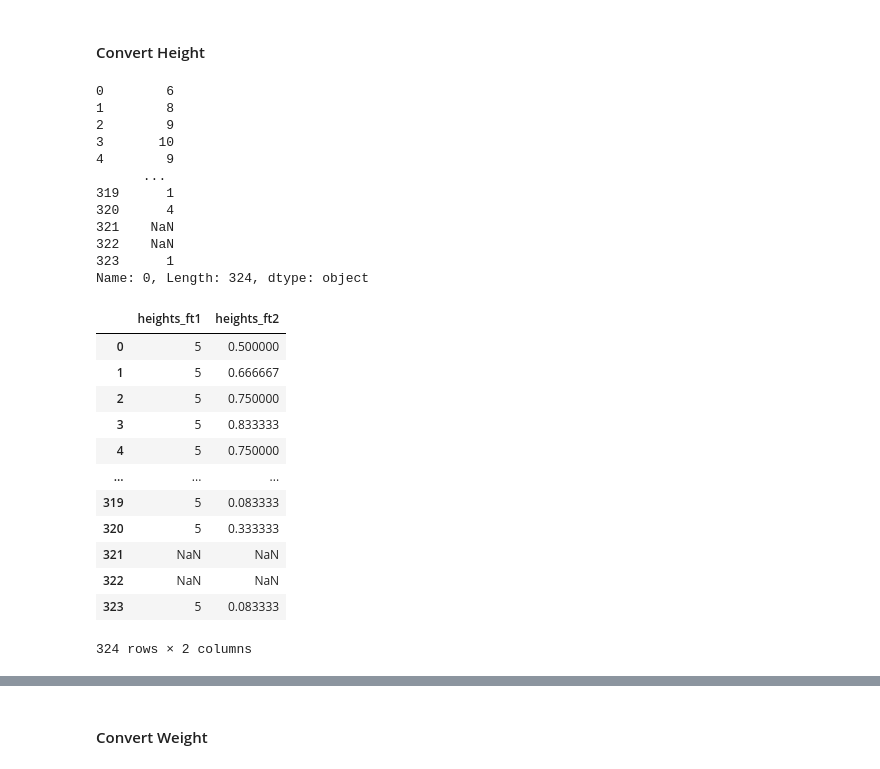
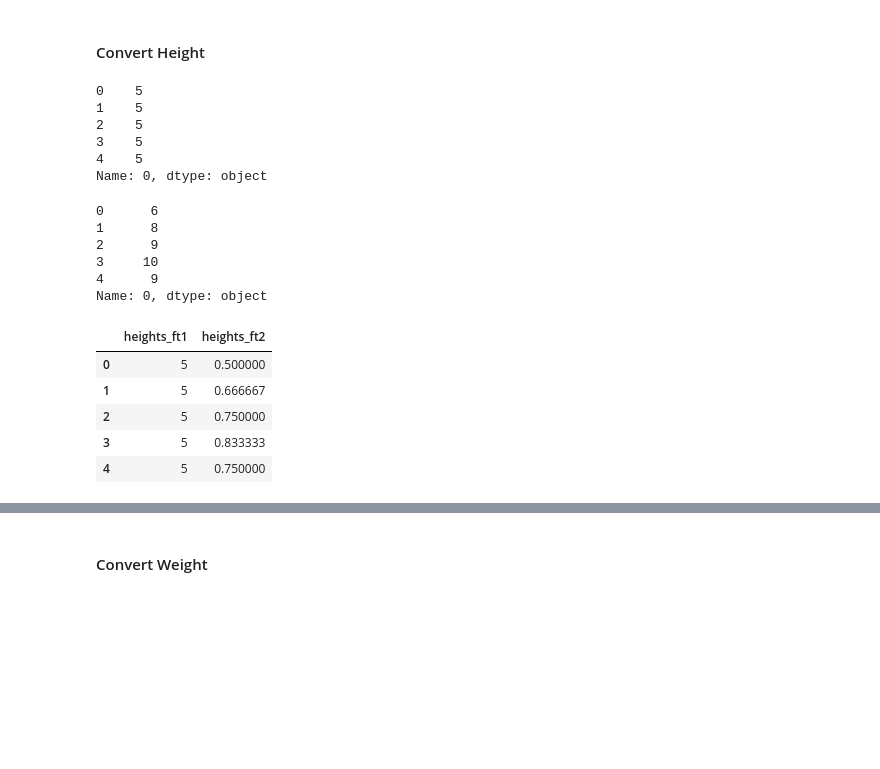
Before and after one commit to cwolf1424/Project_3, a Jupyter notebook: 1-data_cleaning/cleaning.ipynb, the cells around one changed output, grey strips where cells are left out. Saved outputs shown, nothing was run; the diff lists cells and outputs as text; code cells hidden in the pictures; blank space fills up the shorter version.

Commit message:
Heights Cleaned

```diff
--- a/1-data_cleaning/cleaning.ipynb
+++ b/1-data_cleaning/cleaning.ipynb
@@ -37,28 +37,32 @@ athelete_stats_df
 # Split current heights
 split_heights = athelete_stats_df["height"]
 split_heights = split_heights.str.split("'", n=1, expand=True)
+# %%
+# Remove everthing but the numbers from the feet
+heights_feet = split_heights[0]
+heights_feet.head(5)
+# %% [output]
+0    5
+1    5
+2    5
+3    5
+4    5
+Name: 0, dtype: object
 # %%
-# Remove everthing but the numbers
-heights_feet = split_heights[0]
+# Remove everything but the nubmers from the inches
 heights_inches = split_heights[1]
 
 split_heights_inches = heights_inches.str.split('"', n=1, expand=True)
 split_heights_inches = split_heights_inches[0]
 heights_inches = split_heights_inches
-heights_inches
+heights_inches.head(5)
 # %% [output]
-0        6
-1        8
-2        9
-3       10
-4        9
-      ...
-319      1
-320      4
-321    NaN
-322    NaN
-323      1
-Name: 0, Length: 324, dtype: object
+0      6
+1      8
+2      9
+3     10
+4      9
+Name: 0, dtype: object
 # %%
 # Converting inches to feet
 inches_in_feet = []
@@ -71,25 +75,18 @@ for measurement in heights_inches:
 # %%
 # Create dataframe with new heights colums, both in feet
 split_heights_in_ft = {
     "heights_ft1": heights_feet,
     "heights_ft2": inches_in_feet
 }
 split_heights_in_ft_df = pd.DataFrame(split_heights_in_ft)
-split_heights_in_ft_df
+split_heights_in_ft_df.head(5)
 # %% [output]
 |  | heights_ft1 | heights_ft2 |
 | 0 | 5 | 0.500000 |
 | 1 | 5 | 0.666667 |
 | 2 | 5 | 0.750000 |
 | 3 | 5 | 0.833333 |
 | 4 | 5 | 0.750000 |
-| ... | ... | ... |
-| 319 | 5 | 0.083333 |
-| 320 | 5 | 0.333333 |
-| 321 | NaN | NaN |
-| 322 | NaN | NaN |
-| 323 | 5 | 0.083333 |
-324 rows × 2 columns
 # %%
 # Convert heights_ft1 column to float for math
 split_heights_in_ft_df["heights_ft1"] = split_heights_in_ft_df["heights_ft1"].astype("float")
```
Also changed, not shown: parts of 8 cells of this notebook.
